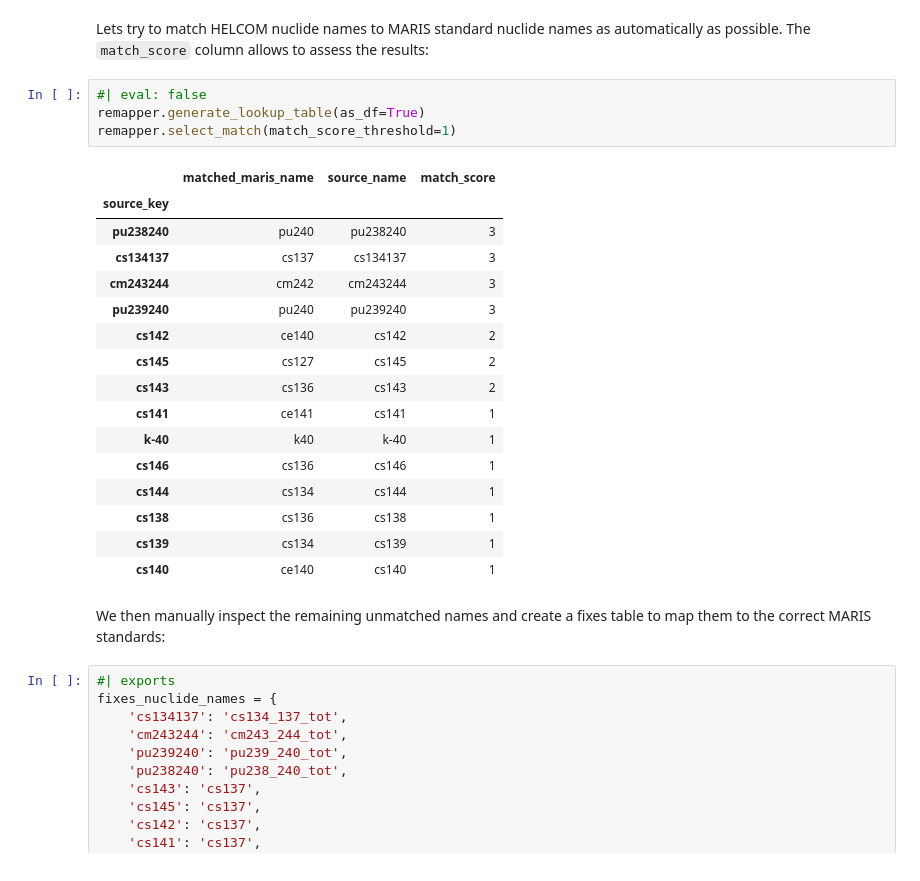
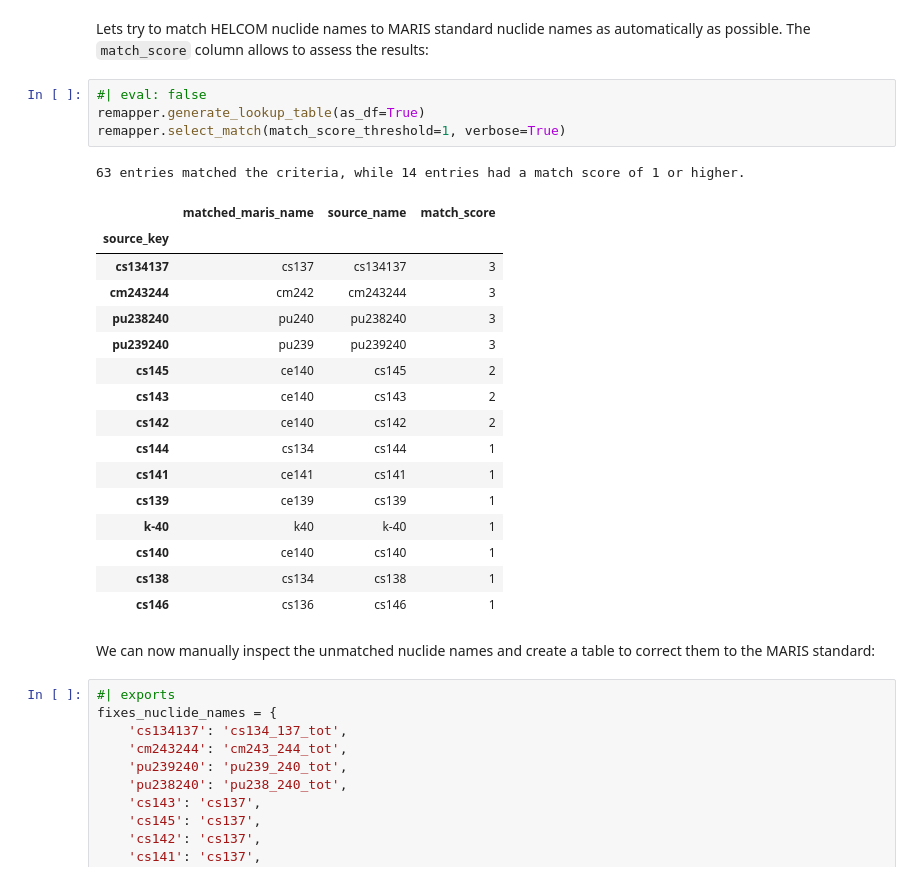
Before and after one commit to franckalbinet/marisco, a Jupyter notebook: nbs/handlers/helcom.ipynb, the cells around one changed output. Drawn from its saved outputs; the diff is of its cells as text.

```diff
--- a/nbs/handlers/helcom.ipynb
+++ b/nbs/handlers/helcom.ipynb
@@ -367,26 +393,27 @@ Lets try to match HELCOM nuclide names to MARIS standard nuclide names as automa
 # %%
 #| eval: false
 remapper.generate_lookup_table(as_df=True)
-remapper.select_match(match_score_threshold=1)
+remapper.select_match(match_score_threshold=1, verbose=True)
 # %% [output]
+63 entries matched the criteria, while 14 entries had a match score of 1 or higher.
 |  | matched_maris_name | source_name | match_score |
 | source_key |  |  |  |
-| pu238240 | pu240 | pu238240 | 3 |
 | cs134137 | cs137 | cs134137 | 3 |
 | cm243244 | cm242 | cm243244 | 3 |
-| pu239240 | pu240 | pu239240 | 3 |
+| pu238240 | pu240 | pu238240 | 3 |
+| pu239240 | pu239 | pu239240 | 3 |
+| cs145 | ce140 | cs145 | 2 |
+| cs143 | ce140 | cs143 | 2 |
 | cs142 | ce140 | cs142 | 2 |
-| cs145 | cs127 | cs145 | 2 |
-| cs143 | cs136 | cs143 | 2 |
+| cs144 | cs134 | cs144 | 1 |
 | cs141 | ce141 | cs141 | 1 |
+| cs139 | ce139 | cs139 | 1 |
 | k-40 | k40 | k-40 | 1 |
+| cs140 | ce140 | cs140 | 1 |
+| cs138 | cs134 | cs138 | 1 |
 | cs146 | cs136 | cs146 | 1 |
-| cs144 | cs134 | cs144 | 1 |
-| cs138 | cs136 | cs138 | 1 |
-| cs139 | cs134 | cs139 | 1 |
-| cs140 | ce140 | cs140 | 1 |
 # %% [markdown]
-We then manually inspect the remaining unmatched names and create a fixes table to map them to the correct MARIS standards:
+We can now manually inspect the unmatched nuclide names and create a table to correct them to the MARIS standard:
 # %%
 #| exports
 fixes_nuclide_names = {
```
Also changed, not shown: parts of 46 cells of this notebook, 10 other files.
